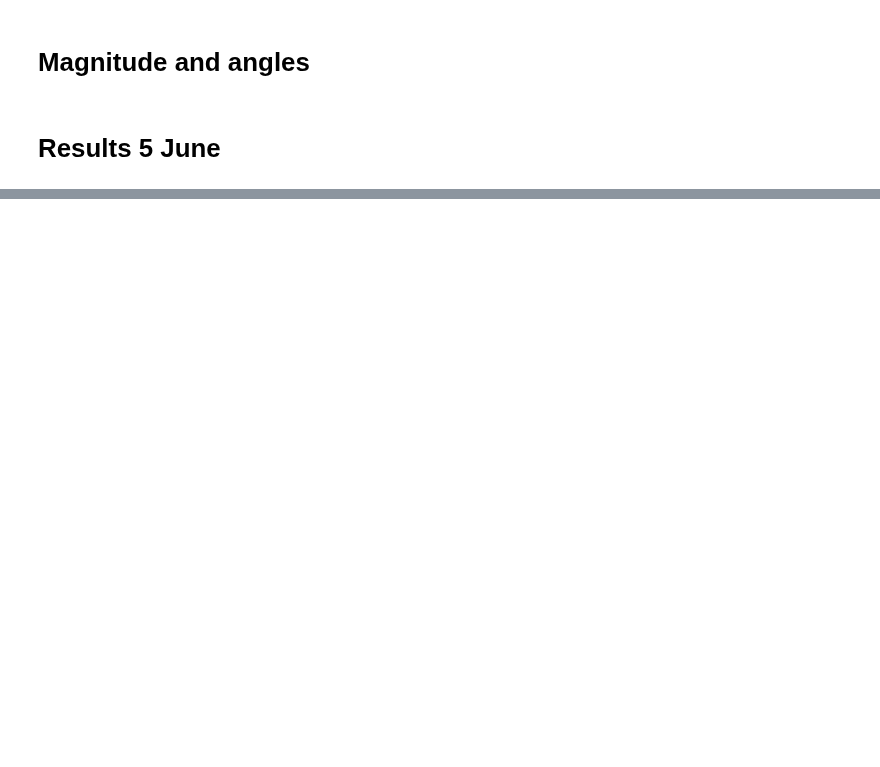
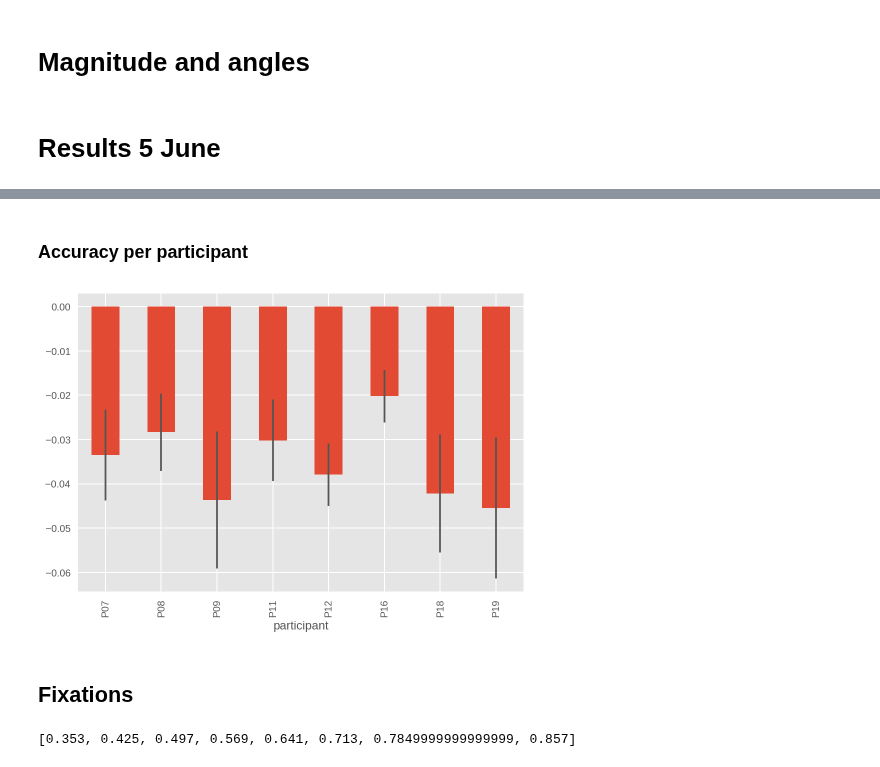
Before and after one commit to Roman-Belenya/perception_and_action, a Jupyter notebook: explore.ipynb, the cells around one changed output, grey strips where cells are left out. Cells and saved outputs as stored; diff of their text form; code cells hidden in the pictures; blank space fills up the shorter version.

```diff
--- a/explore.ipynb
+++ b/explore.ipynb
@@ -147,0 +139,14 @@ plt.show()
+# %% [markdown]
+### Accuracy per participant
+# %%
+anovaTable.mean(axis = 1).plot(kind = 'bar', yerr = anovaTable.std(axis = 1) / np.sqrt(len(anovaTable.columns)))
+plt.show()
+# %% [output]
+[figure, added]
+# %% [markdown]
+## Fixations
+# %%
+cues = [0.353 + n * 0.072 for n in range(8)]
+print cues
+# %% [output]
+[0.353, 0.425, 0.497, 0.569, 0.641, 0.713, 0.7849999999999999, 0.857]
```
Also changed, not shown: parts of 18 cells of this notebook, 2 other files.
